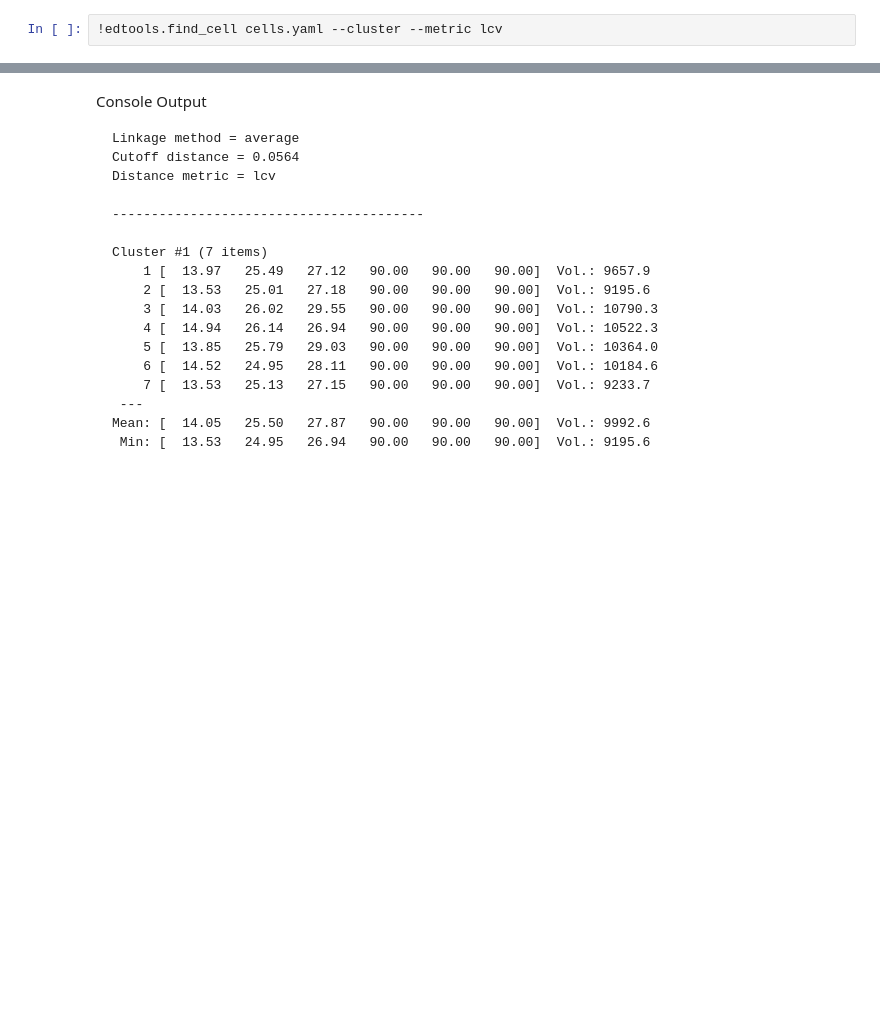
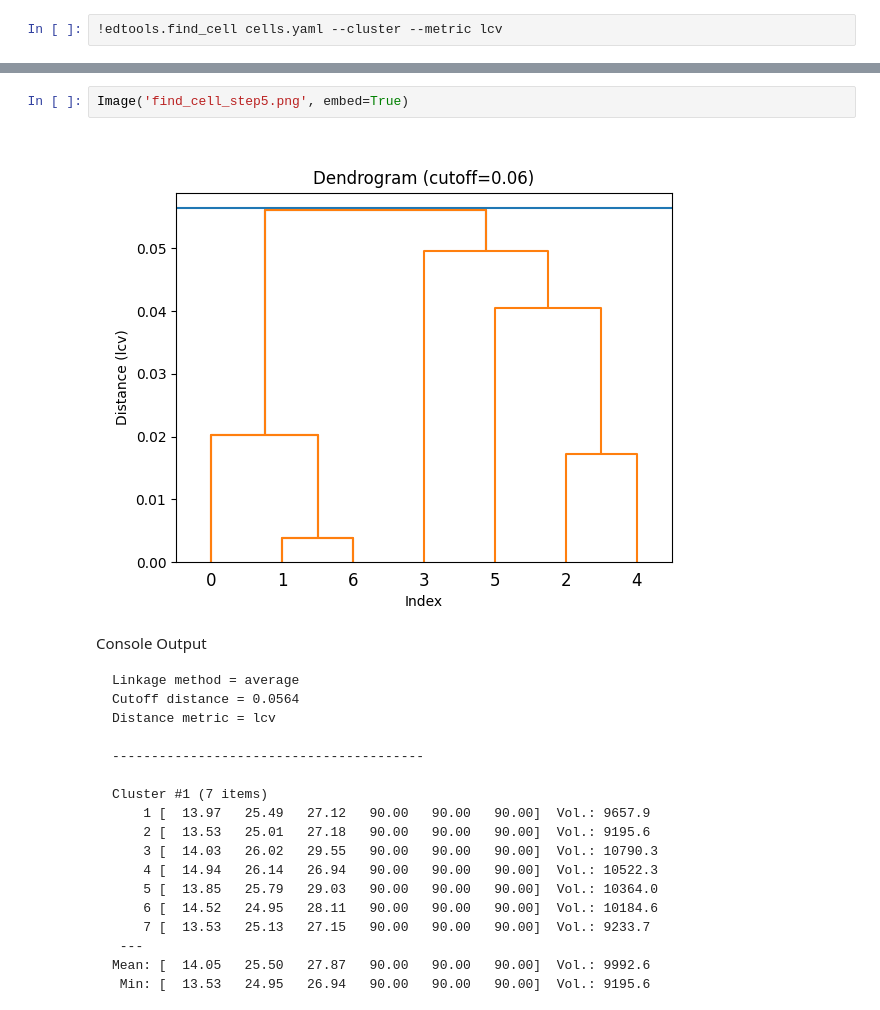
Before and after one commit to instamatic-dev/edtools, a Jupyter notebook: docs/examples/edtools_demo.ipynb, the cells around one changed output, grey strips where cells are left out. Saved outputs shown, nothing was run; the diff lists cells and outputs as text; blank space fills up the shorter version.

Commit message:
Fix image urls

```diff
--- a/docs/examples/edtools_demo.ipynb
+++ b/docs/examples/edtools_demo.ipynb
@@ -226,3 +209,7 @@ Most likely lattice types:
+# %%
+Image('find_cell_step5.png', embed=True)
+# %% [output]
+[figure, added]
 # %% [markdown]
 Console Output
 
```
Also changed, not shown: parts of 9 cells of this notebook.
